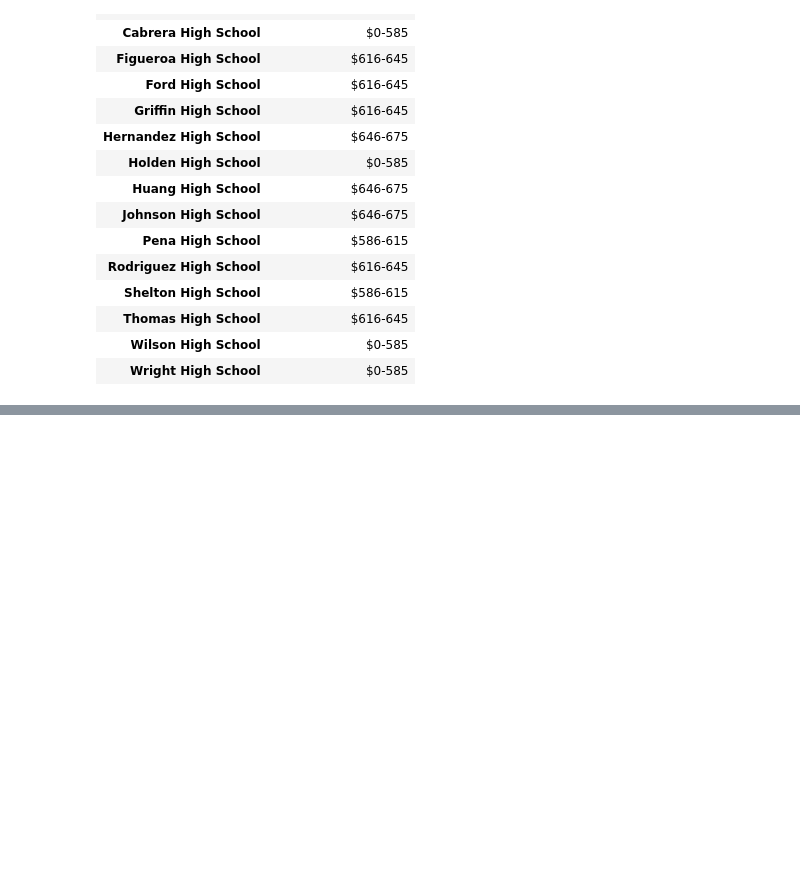
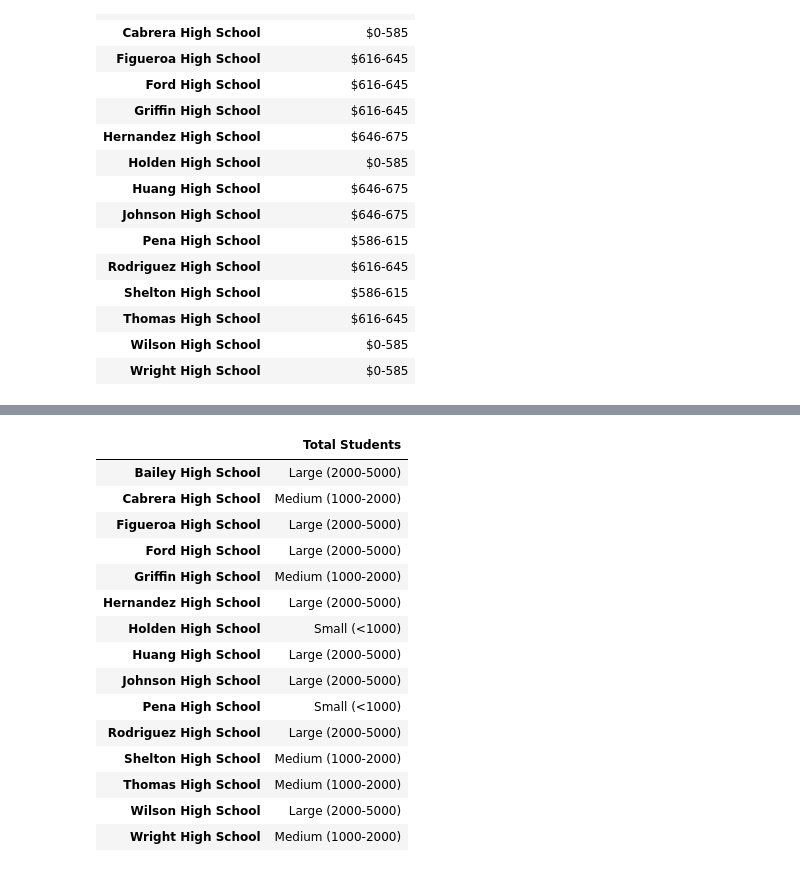
Before and after one commit to perliz77/pandas-challenge, a Jupyter notebook: Academy_Py.ipynb, the cells around one changed output, grey strips where cells are left out. Saved outputs shown, nothing was run; the diff lists cells and outputs as text; code cells hidden in the pictures; blank space fills up the shorter version.

Commit message:
Add scores by school size.

```diff
--- a/Academy_Py.ipynb
+++ b/Academy_Py.ipynb
@@ -561,0 +582,4 @@ scores_by_school_spending
+# %%
+#Copy the dataframe_school_summary and save as scores_by_school_size:
+scores_by_school_size = dataframe_school_summary.copy()
+scores_by_school_size
@@ -561,0 +603,33 @@ scores_by_school_spending
+# %%
+# Sample bins. Feel free to create your own bins.
+size_bins = [0, 1000, 2000, 5000]
+group_names = ["Small (<1000)", "Medium (1000-2000)", "Large (2000-5000)"]
+# %%
+#Use size_bins and group_names to sort through data:
+#save bined data as school_size_bins variable
+school_size_bins = pd.cut(scores_by_school_size['Total Students'], size_bins, labels=group_names)
+
+# Convert school_size_bins to df:
+school_size_bins = pd.DataFrame(school_size_bins)
+
+# add Spending Level column:
+dataframe_school_summary['School Size'] = school_size_bins
+
+school_size_bins
+# %% [output]
+|  | Total Students |
+| Bailey High School | Large (2000-5000) |
+| Cabrera High School | Medium (1000-2000) |
+| Figueroa High School | Large (2000-5000) |
+| Ford High School | Large (2000-5000) |
+| Griffin High School | Medium (1000-2000) |
+| Hernandez High School | Large (2000-5000) |
+| Holden High School | Small (<1000) |
+| Huang High School | Large (2000-5000) |
+| Johnson High School | Large (2000-5000) |
+| Pena High School | Small (<1000) |
+| Rodriguez High School | Large (2000-5000) |
+| Shelton High School | Medium (1000-2000) |
+| Thomas High School | Medium (1000-2000) |
+| Wilson High School | Large (2000-5000) |
+| Wright High School | Medium (1000-2000) |
```
Also changed, not shown: parts of 7 cells of this notebook.
